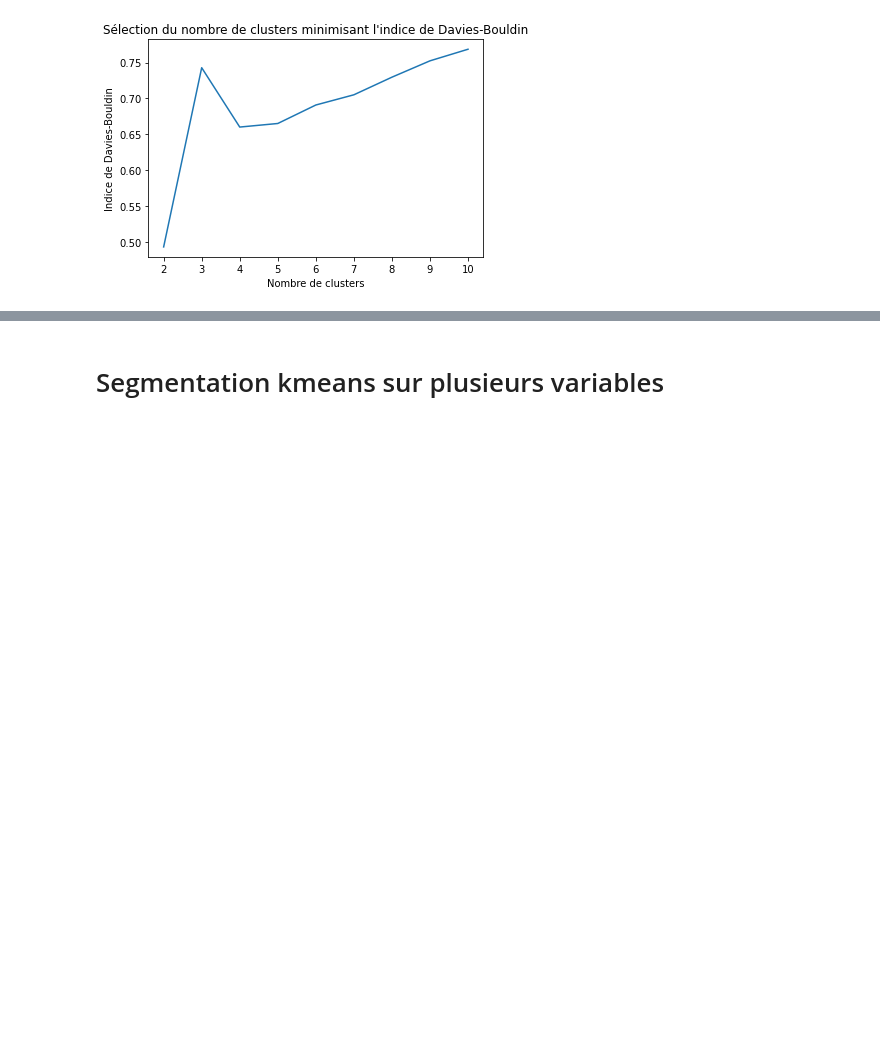
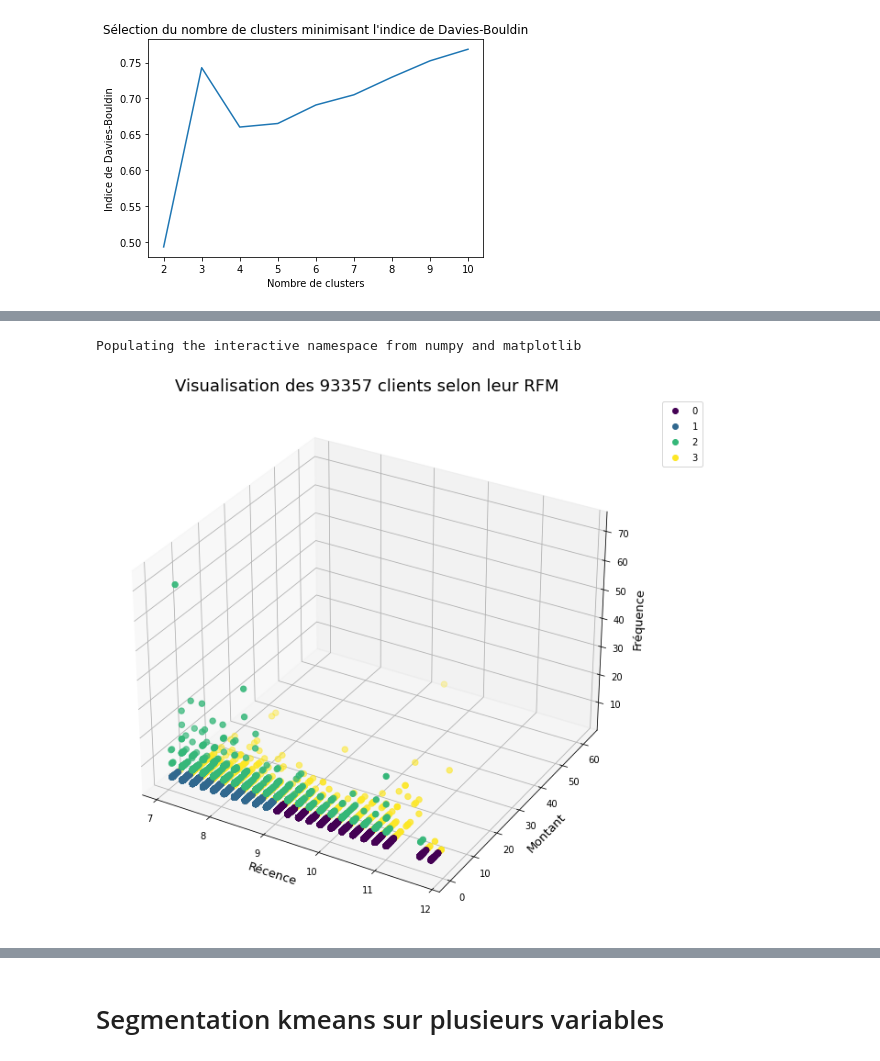
Before and after one commit to sebastienbourgeois/oc-p5-segmenter-clients-site-ecommerce, a Jupyter notebook: POLIST_02_notebookessais.ipynb, the cells around one changed output, grey strips where cells are left out. Drawn from its saved outputs; the diff is of its cells as text; code cells hidden in the pictures; blank space fills up the shorter version.

Commit message:
Dû au faible nombre de variables exploitées avec la RFM, la visualisation des clusters se fait en 3D au lieu d'utiliser l'ACP et la tSNE

```diff
--- a/POLIST_02_notebookessais.ipynb
+++ b/POLIST_02_notebookessais.ipynb
@@ -196,6 +196,7 @@ Le meilleur compromis entre la minimisation de l'inertie, du coefficient silhoue
 # %%
 from sklearn.cluster import KMeans
 
-# Application du kmeans avec 5 clusters
-kmeans_RFM = KMeans(n_clusters=5).fit(std_clients_data_RFM)
-clusters = kmeans_RFM.labels_
+# Application du kmeans avec 4 clusters
+kmeans_RFM = KMeans(n_clusters=4).fit(std_clients_data_RFM)
+clusters_RFM = kmeans_RFM.labels_
+std_clients_data_RFM["cluster"] = clusters_RFM
@@ -245,0 +219,30 @@ sns.scatterplot(data=cp_RFM_tsne, x="cp_1", y="cp_2", hue="cluster")
+# %%
+%pylab inline
+from mpl_toolkits.mplot3d import Axes3D
+from matplotlib.colors import ListedColormap
+import seaborn as sns
+
+# visualisation des clusters sur 3 dimensions
+fig = plt.figure(figsize=[8,8])
+#fig.patch.set_facecolor('#E0E0E0')
+#fig.patch.set_alpha(0.7)
+ax = Axes3D(fig)
+plt.title("Visualisation des {} clients selon leur RFM".format(std_clients_data_RFM.shape[0]), fontsize=18)
+
+# récupère les couleurs de seaborn
+cmap = ListedColormap(sns.color_palette("husl", 256).as_hex())
+
+# définit les couleurs différentes par rapport aux clusters
+colors = std_clients_data_RFM["cluster"]
+
+ax.set_xlabel('Récence', fontsize=13)
+ax.set_ylabel('Montant', fontsize=13)
+ax.set_zlabel('Fréquence', fontsize=13)
+sc = ax.scatter(std_clients_data_RFM['recence'], std_clients_data_RFM['avg_basket'], std_clients_data_RFM['nb_orders'],
+                s=40, c=colors)
+
+# legend
+plt.legend(*sc.legend_elements(), bbox_to_anchor=(1.05, 1), loc=2);
+# %% [output]
+Populating the interactive namespace from numpy and matplotlib
+[figure, added]
```
Also changed, not shown: parts of 9 cells of this notebook.
